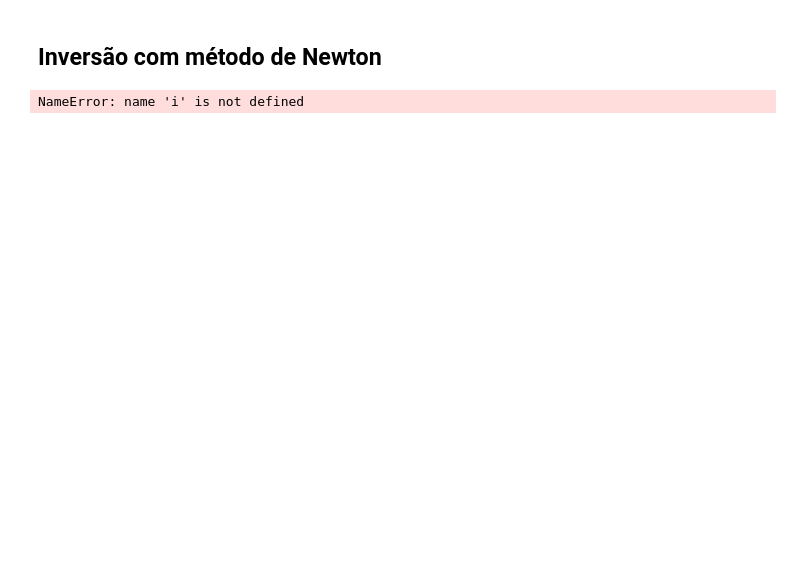
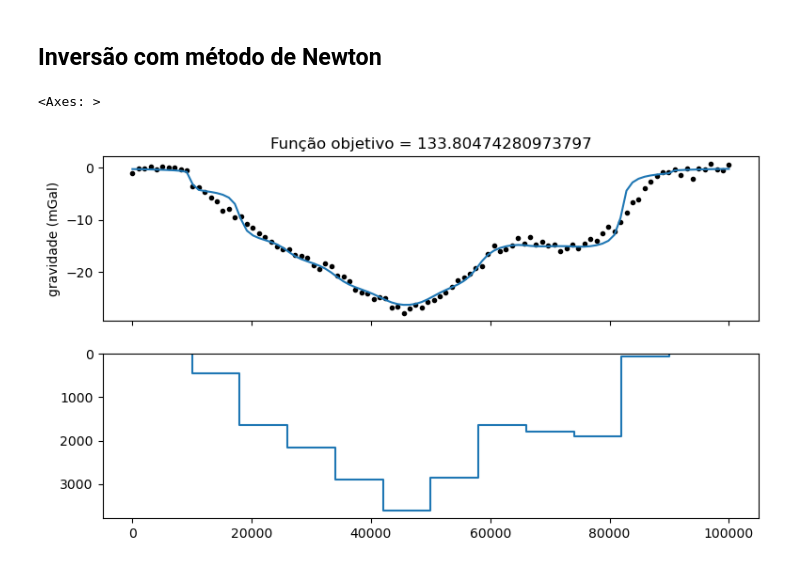
Before and after one commit to YagoMCastro/inversion-msc-2025, a Jupyter notebook: bacias.ipynb, the cells around one changed output. Drawn from its saved outputs; the diff is of its cells as text; code cells hidden in the pictures; blank space fills up the shorter version.

```diff
--- a/bacias.ipynb
+++ b/bacias.ipynb
@@ -122,19 +108,33 @@ def jacobian(x, p, x_min, x_max, contraste_densidade, delta_z=10):
 # %%
-M = 20 # númro de parâmetros
-p = np.full(M, 5000)# chute inicial (vetor de M elementos)
-
-residuo = dados - modelagem_direta(p, x_min, x_max, x, contraste_densidade)
-funcao_objetivo = [np.linalg.norm(residuo)**2]
-max_iteracoes=50
-
-tol = 0.01
-for iteracao in range(max_iteracoes):
-    A = jacobian(x, p, x_min, x_max, contraste_densidade)
-    delta_p = np.linalg.solve(A.T @ A, A.T @ residuo)
-    p = p + delta_p
-    residuo = dados - modelagem_direta(p, x_min, x_max, x, contraste_densidade)
-    funcao_objetivo.append(np.linalg.norm(residuo)**2)
-    if (funcao_objetivo[-1]-funcao_objetivo[-2])/funcao_objetivo[-2] < tol:
-        break
+def inversão_newton(p, x, dados, xmin, xmax, contraste_densidade, max_iterações=50, tolerância=0.01):
+    M = p.size
+    residuo = dados - modelagem_direta(p, xmin, xmax, x, contraste_densidade)
+    função_objetivo = [np.linalg.norm(residuo)**2]
+    for iteração in range(max_iterações):
+        A = jacobiana(x, p, xmin, xmax, contraste_densidade)
+        deltap = np.linalg.solve(A.T @ A, A.T @ residuo)
+        p = p + deltap
+        residuo = dados - modelagem_direta(p, xmin, xmax, x, contraste_densidade)
+        função_objetivo.append(np.linalg.norm(residuo)**2)
+        if (função_objetivo[-1] - função_objetivo[-2]) / função_objetivo[-2] < tolerância:
+            break
+    return p, função_objetivo
-# %% [output]
-NameError: name 'i' is not defined
+# %%
+M = 10
+p_inicial = np.full(M, 2000)
+dados_ruido = dados + np.random.default_rng().normal(0, 0.5, dados.size)
+p_newton, objetivo_newton = inversão_newton(p_inicial, x, dados_ruido, xmin, xmax, contraste_densidade)
+dados_preditos = modelagem_direta(p_newton, xmin, xmax, x, contraste_densidade)
+
+
+fig, axes = plt.subplots(2, 1, figsize=(9, 5), sharex=True)
+ax = axes[0]
+ax.set_title(f"Função objetivo = {objetivo_newton[-1]}")
+ax.plot(x, dados_ruido, ".k")
+ax.plot(x, dados_preditos, "-")
+ax.set_ylabel("gravidade (mGal)")
+#plota_prismas(profundidades, xmin, xmax, ax=axes[1])
+plota_prismas(p_newton, xmin, xmax, ax=axes[1])
+# %% [output]
+<Axes: >
+[figure, added]
```
Also changed, not shown: parts of 14 cells of this notebook.
